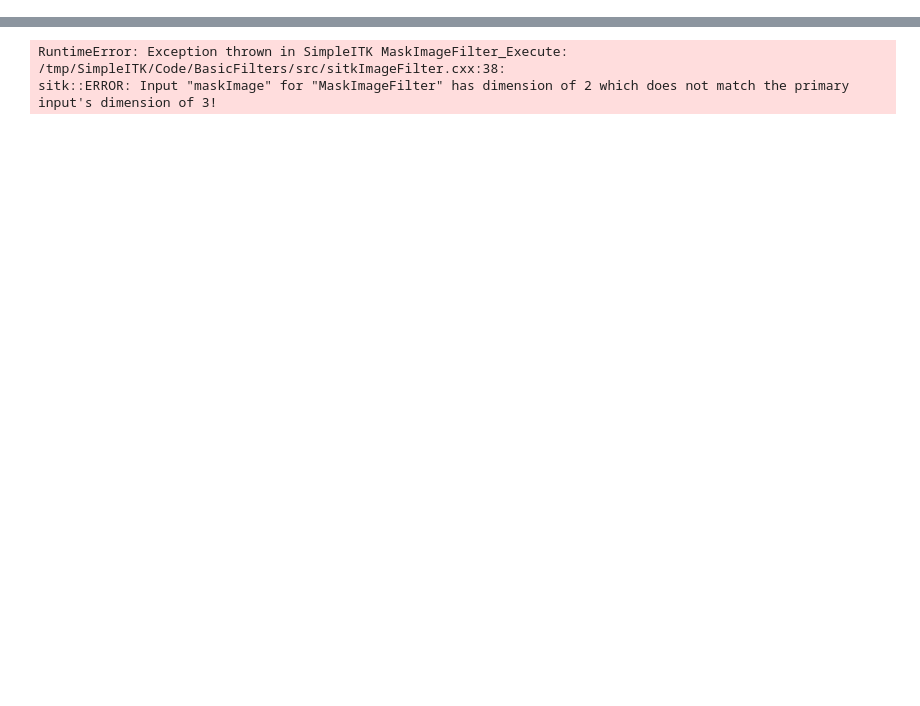
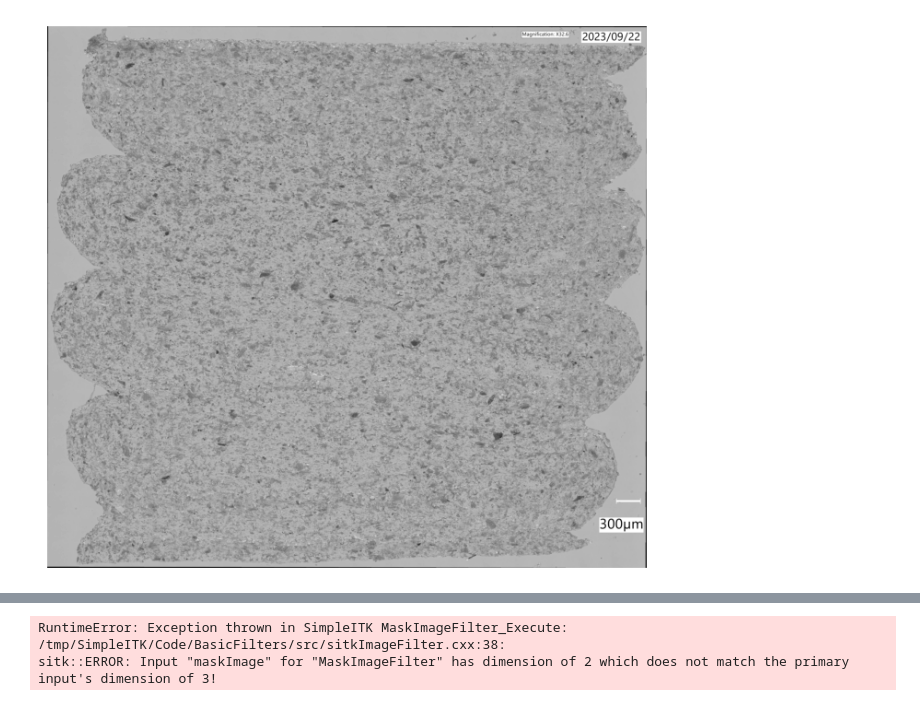
Before and after one commit to VoloVita/WPC_ImageProcessing, a Jupyter notebook: src/remove_background_w_utils.ipynb, the cells around one changed output, grey strips where cells are left out. Drawn from its saved outputs; the diff is of its cells as text; code cells hidden in the pictures; blank space fills up the shorter version.

```diff
--- a/src/remove_background_w_utils.ipynb
+++ b/src/remove_background_w_utils.ipynb
@@ -9,10 +9,14 @@ image_viewer = sitk.ImageViewer()
 # %%
 relative_path_1 = "data/04_060__150_00_01_00C_230922_2D.tif"
 relative_path_2 = "data/04_060_150_01_01_005_230920_3D.tif"
 relative_path_3 = "data/04_060_150_01_04_008_230920_3D.tif"
 
 img_color = utils.read_image(relative_path_1)
-img_gray = utils.rgb_to_gray(img)
+img_gray = utils.rgb_to_gray(img_color)
+
+utils.print_image(img_gray)
+# %% [output]
+[figure, added]
 # %%
 img_gray = sitk.GetImageFromArray(img_gray)
 img_gray = sitk.Cast(img_gray,sitk.sitkFloat32 )
```
Also changed, not shown: parts of 1 cell of this notebook.
